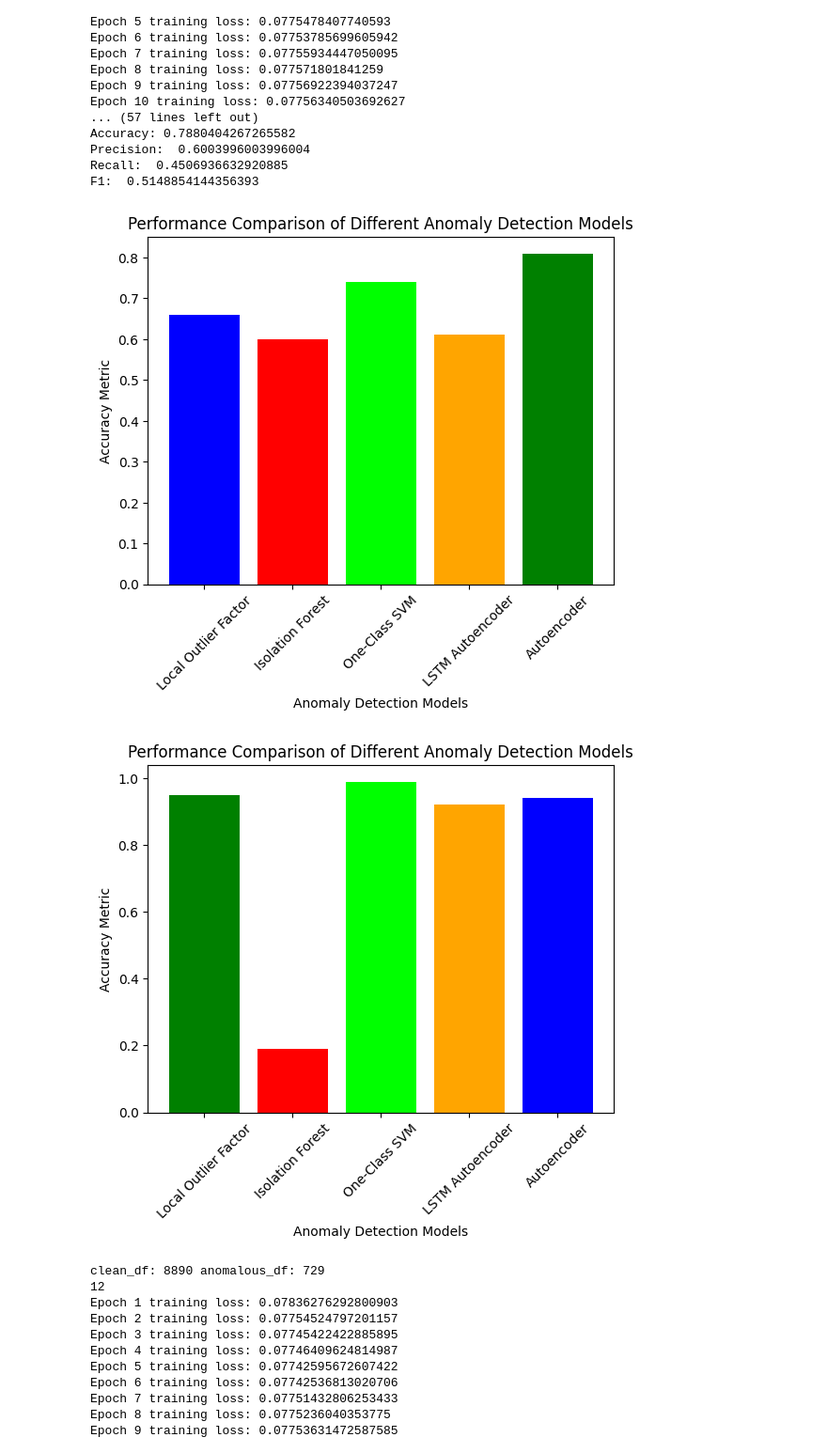
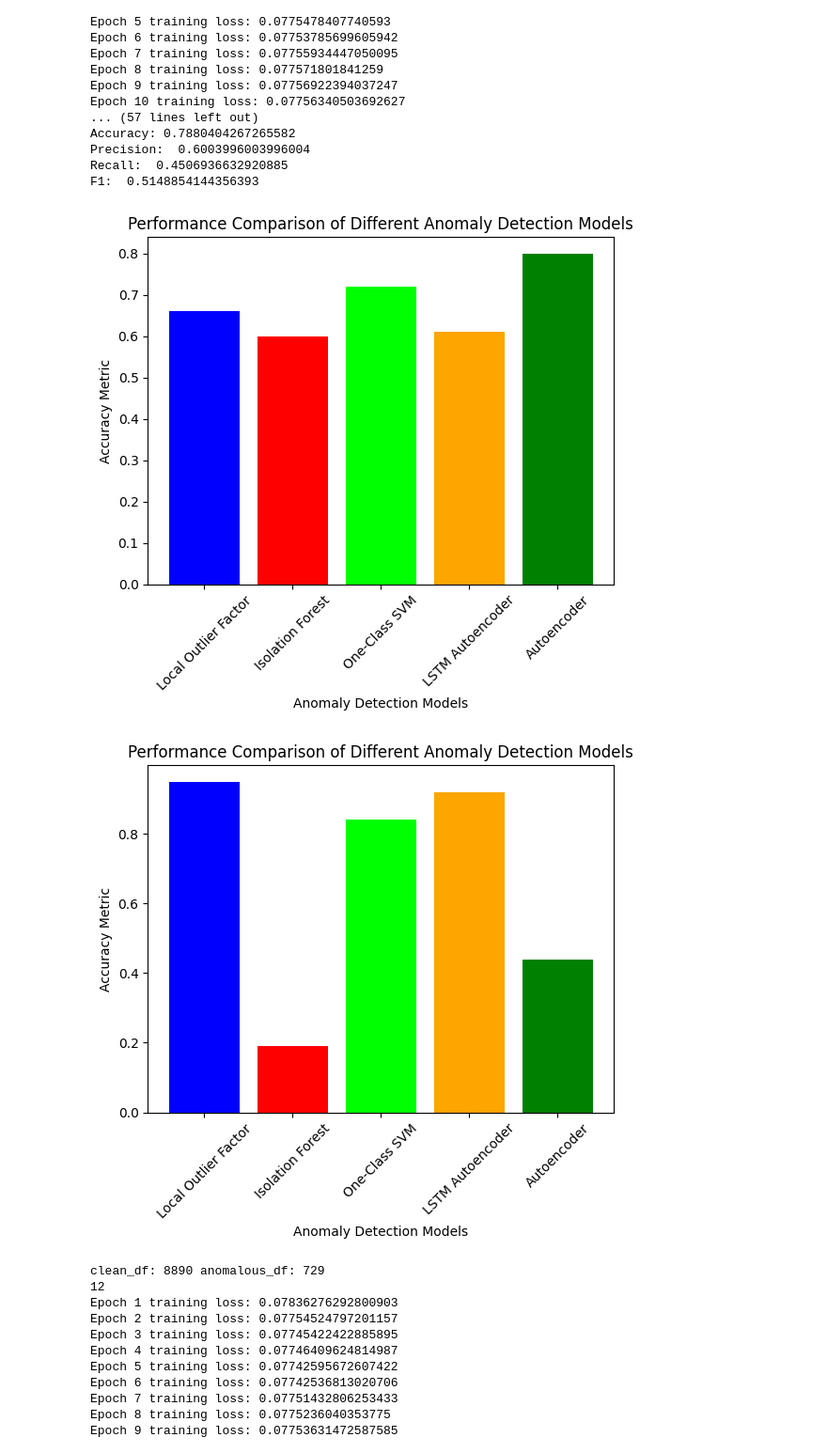
Before and after one commit to R3c5/Multi-Modal-Edge-AI, a Jupyter notebook: multi_modal_edge_ai/models/anomaly_detection/playground/playground.ipynb, the cells around one changed output. Shown at 94% size. Saved outputs shown, nothing was run; the diff lists cells and outputs as text; code cells hidden in the pictures.

```diff
--- a/multi_modal_edge_ai/models/anomaly_detection/playground/playground.ipynb
+++ b/multi_modal_edge_ai/models/anomaly_detection/playground/playground.ipynb
@@ -1231,7 +1231,7 @@ import matplotlib.pyplot as plt
 
 algorithm_names = ["Local Outlier Factor", "Isolation Forest", "One-Class SVM", "LSTM Autoencoder", "Autoencoder"]
 
-metric_values = [0.66,0.60,0.74 ,0.61 ,0.81]
+metric_values = [0.66,0.60,0.72 ,0.61 ,0.80]
 
 plt.bar(algorithm_names, metric_values, color=['blue', 'red', 'lime', 'orange', 'green'])
 plt.xlabel('Anomaly Detection Models')
@@ -1240,24 +1240,24 @@ plt.title('Performance Comparison of Different Anomaly Detection Models')
 plt.xticks(rotation=45)
 plt.show()
 # %% [output]
-[figure, old version]
+[figure, new version]
 # %%
 # Plot for algorithms with Recall
 
 import matplotlib.pyplot as plt
 
 algorithm_names = ["Local Outlier Factor", "Isolation Forest", "One-Class SVM", "LSTM Autoencoder", "Autoencoder"]
 
-metric_values = [0.95, 0.19, 0.99, 0.92, 0.94]
+metric_values = [0.95, 0.19, 0.84, 0.92, 0.44]
 
-plt.bar(algorithm_names, metric_values, color=['green', 'red', 'lime', 'orange', 'blue'])
+plt.bar(algorithm_names, metric_values, color=['blue', 'red', 'lime', 'orange', 'green'])
 plt.xlabel('Anomaly Detection Models')
 plt.ylabel('Accuracy Metric')
 plt.title('Performance Comparison of Different Anomaly Detection Models')
 plt.xticks(rotation=45)
 plt.show()
 # %% [output]
-[figure, old version]
+[figure, new version]
 # %%
 # Autoencoder with 10% anomalies and one_hot=True
 
```
Also changed, not shown: parts of 6 cells of this notebook.
